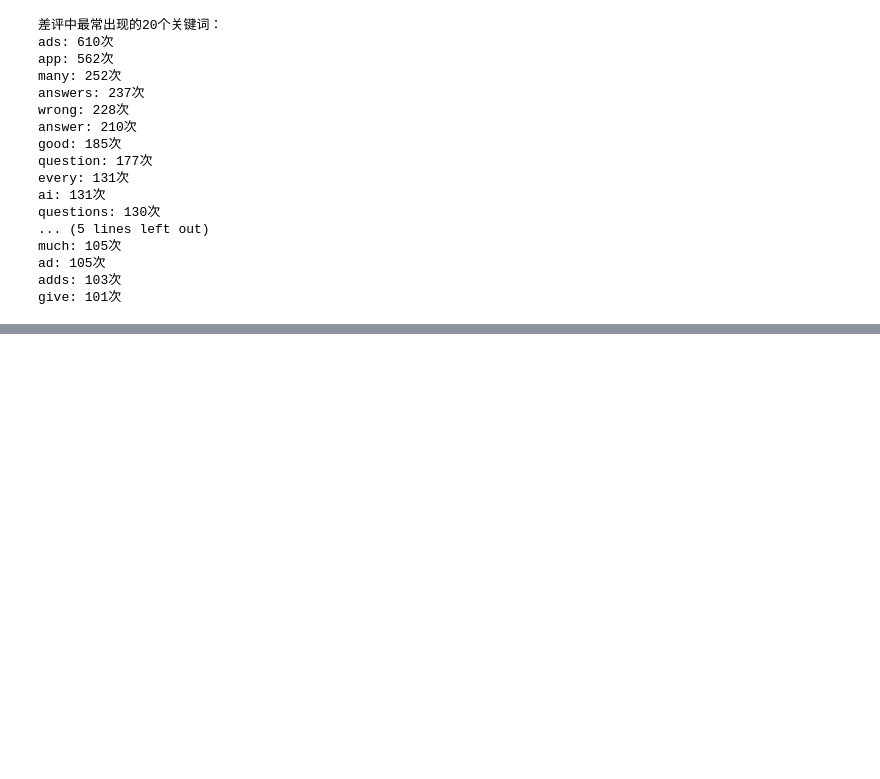
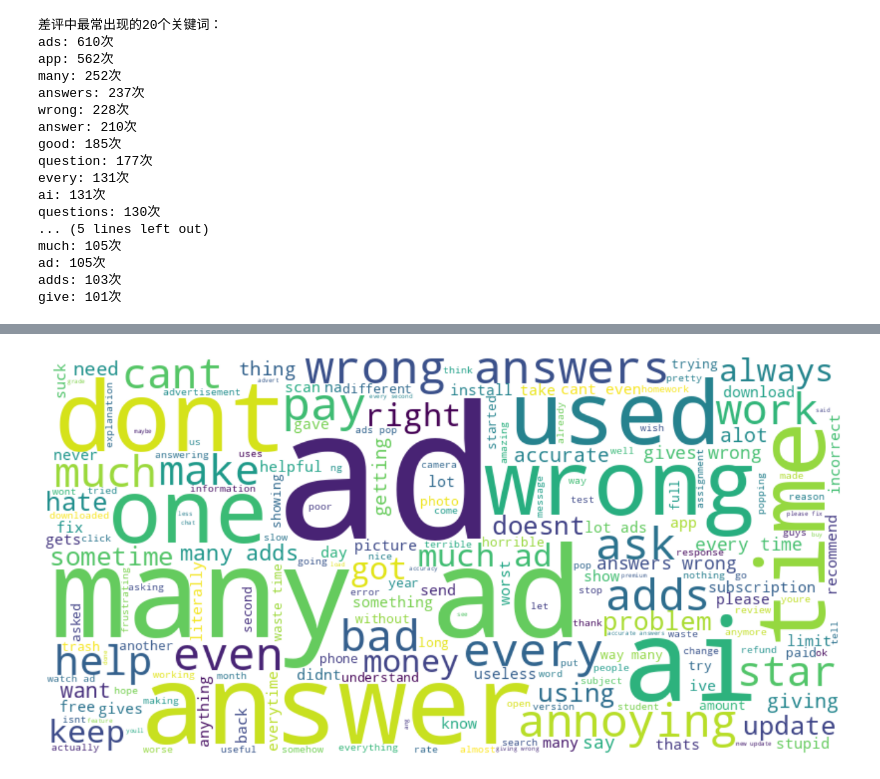
Before and after one commit to ashleyliang08/IBM-Data-Analyst-PC-Tech-In-Demand-Analysis-Wrangling-and-Visualization-, a Jupyter notebook: Scrape_App_Reviews_of_Questionai_from_Google_Play_&_Do_Sentiment_Analysis_using_Python_&_Focus_On_Bad_Reviews_.ipynb, the cells around one changed output, grey strips where cells are left out. Drawn from its saved outputs; the diff is of its cells as text; code cells hidden in the pictures; blank space fills up the shorter version.

```diff
--- a/Scrape_App_Reviews_of_Questionai_from_Google_Play_&_Do_Sentiment_Analysis_using_Python_&_Focus_On_Bad_Reviews_.ipynb
+++ b/Scrape_App_Reviews_of_Questionai_from_Google_Play_&_Do_Sentiment_Analysis_using_Python_&_Focus_On_Bad_Reviews_.ipynb
@@ -188,3 +262,24 @@ give: 101次
+# %%
+from wordcloud import WordCloud
+import matplotlib.pyplot as plt
+
+# Join the processed words from all bad reviews into a single string
+# Filter out 'app' and 'good'
+filtered_words = [word for word in all_bad_words if word not in ['app', 'good','answer','great','first','better','still'
+,'question','questions','give','use','love','best','really','math','correct','add','im','theres']]
+all_words_string = " ".join(filtered_words)
+
+
+# Generate the word cloud
+wordcloud = WordCloud(width=800, height=400, background_color='white').generate(all_words_string)
+
+# Display the word cloud
+plt.figure(figsize=(16,9))
+plt.imshow(wordcloud, interpolation='bilinear')
+plt.axis('off')
+plt.show()
+# %% [output]
+[figure, added]
 # %%
 # 按赞同数降序排列，取Top20
 top_disliked = bad_reviews.sort_values('thumbsUpCount', ascending=False).head(20)
```
Also changed, not shown: parts of 29 cells of this notebook.
